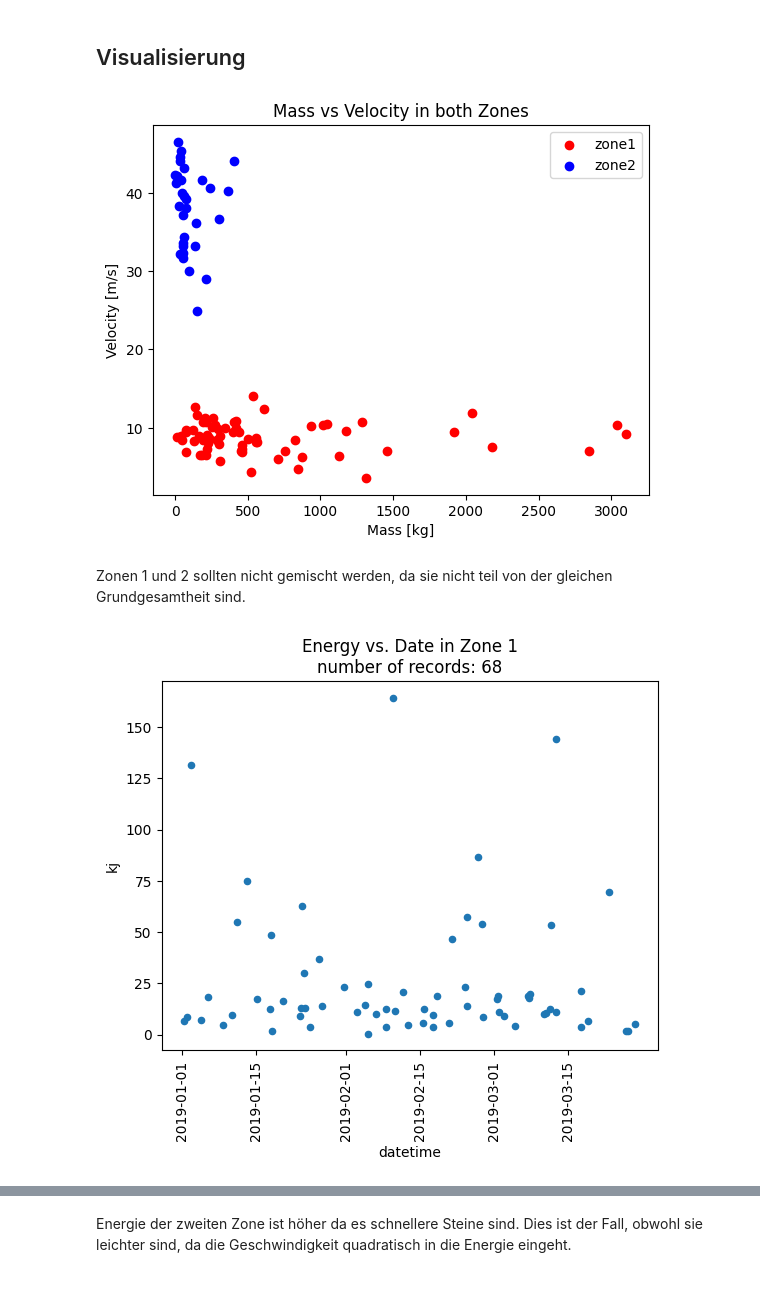
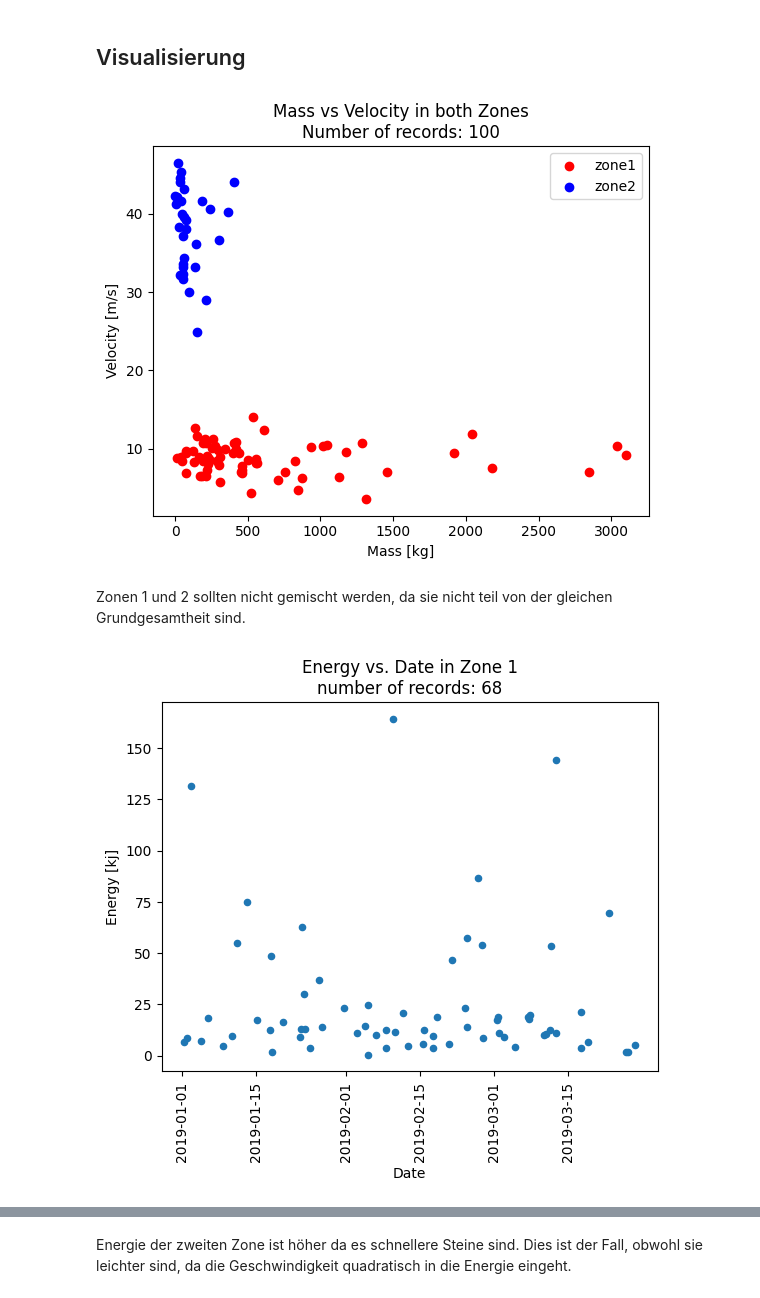
Before and after one commit to staldenhoefler/Steinschlag, a Jupyter notebook: steinschlag.ipynb, the cells around one changed output, grey strips where cells are left out. Drawn from its saved outputs; the diff is of its cells as text; code cells hidden in the pictures.

Commit message:
title for plots

```diff
--- a/steinschlag.ipynb
+++ b/steinschlag.ipynb
@@ -192,14 +192,15 @@ print(zone2.head())
 # %%
 fig, ax = plt.subplots()
 ax.scatter(zone1["kg"], zone1["m/s"], c="red", label="zone1")
 ax.scatter(zone2["kg"], zone2["m/s"], c="blue", label="zone2")
 ax.legend()
 ax.axes.set_xlabel("Mass [kg]")
 ax.axes.set_ylabel("Velocity [m/s]")
-plt.title("Mass vs Velocity in both Zones")
+n = zone1.shape[0] + zone2.shape[0]
+plt.title(f"Mass vs Velocity in both Zones\nNumber of records: {n}")
 plt.show()
 # %% [output]
-[figure, old version]
+[figure, new version]
 # %% [markdown]
 Zonen 1 und 2 sollten nicht gemischt werden, da sie nicht teil von der gleichen Grundgesamtheit sind.
 # %%
@@ -236,7 +244,7 @@ def plot_histogram(df: pd.DataFrame, col: str, zone: int, title: str = None):
     plt.title(title)
     plt.show()
 # %%
-scatter_plot(zone1, "kj", title="Energy vs. Date in Zone 1")
+scatter_plot(zone1, "kj", title="Energy vs. Date in Zone 1", ylabel='Energy [kj]')
 # %% [output]
-[figure, old version]
+[figure, new version]
 # %%
```
Also changed, not shown: parts of 16 cells of this notebook.
